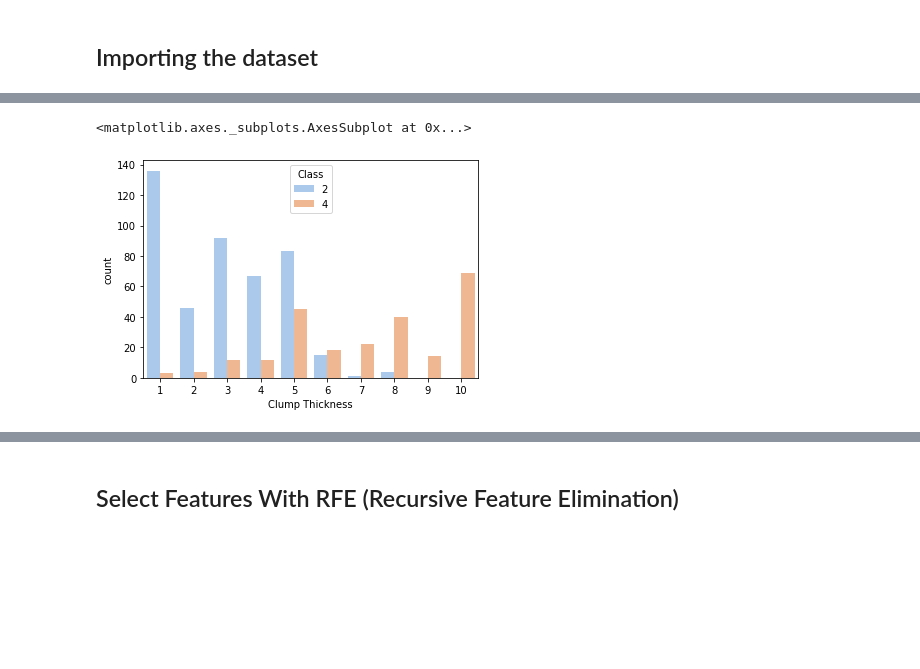
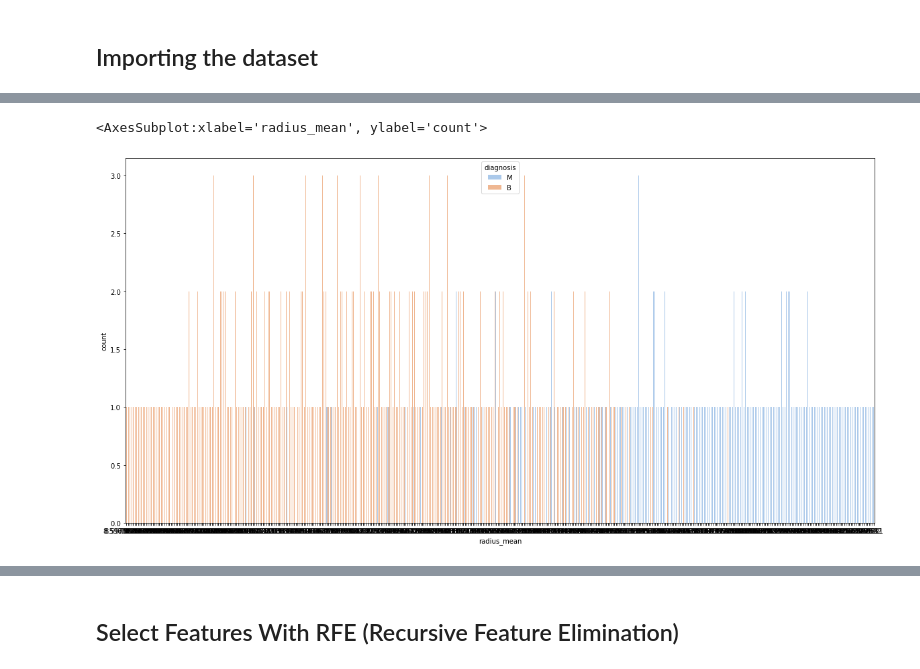
Before and after one commit to SSaberipouya/Breast-Cancer-Wisconsin-Diagnostic--master, a Jupyter notebook: logistic_regression-Using Features-Selections-method.ipynb, the cells around one changed output, grey strips where cells are left out. Cells and saved outputs as stored; diff of their text form; code cells hidden in the pictures; blank space fills up the shorter version.

```diff
--- a/logistic_regression-Using Features-Selections-method.ipynb
+++ b/logistic_regression-Using Features-Selections-method.ipynb
@@ -8,5 +8,5 @@ import seaborn as sns
 # %% [markdown]
 ## Importing the dataset
 # %%
-dataset = pd.read_csv('breast_cancer.csv')
+dataset = pd.read_csv('datasets_180_408_data.csv')
 # %%
@@ -70,5 +79,6 @@ sns.heatmap(dataset.drop('Sample code number', axis= 1).corr(), annot = True, fm
 # %%
- sns.countplot(data=dataset, x='Clump Thickness', palette="pastel", hue= 'Class')
+ plt.figure(figsize=(20,10))
+sns.countplot(data=dataset, x='radius_mean', palette="pastel", hue= 'diagnosis')
 # %% [output]
-<matplotlib.axes._subplots.AxesSubplot at 0x...>
+<AxesSubplot:xlabel='radius_mean', ylabel='count'>
-[figure, old version]
+[figure, new version]
```
Also changed, not shown: parts of 20 cells of this notebook.
